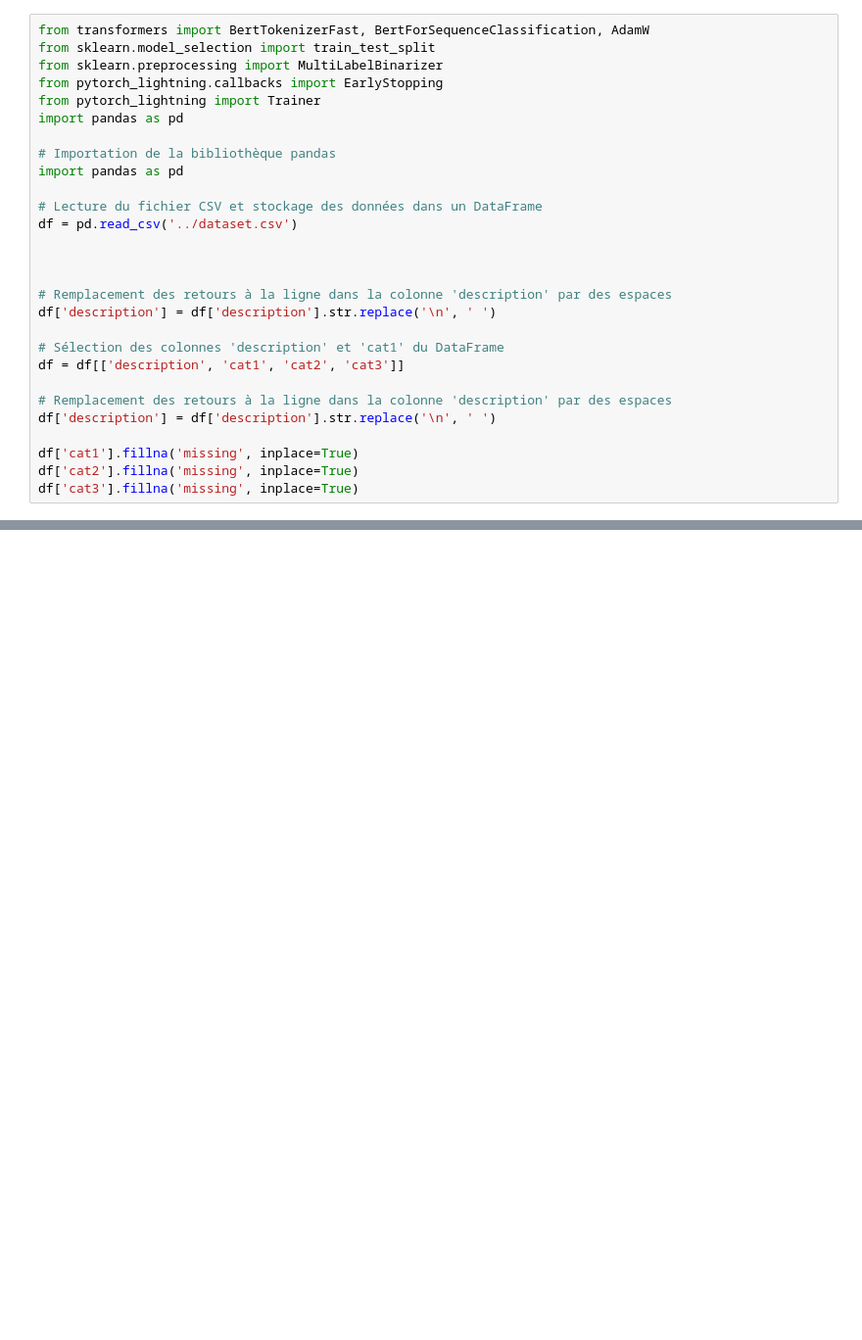
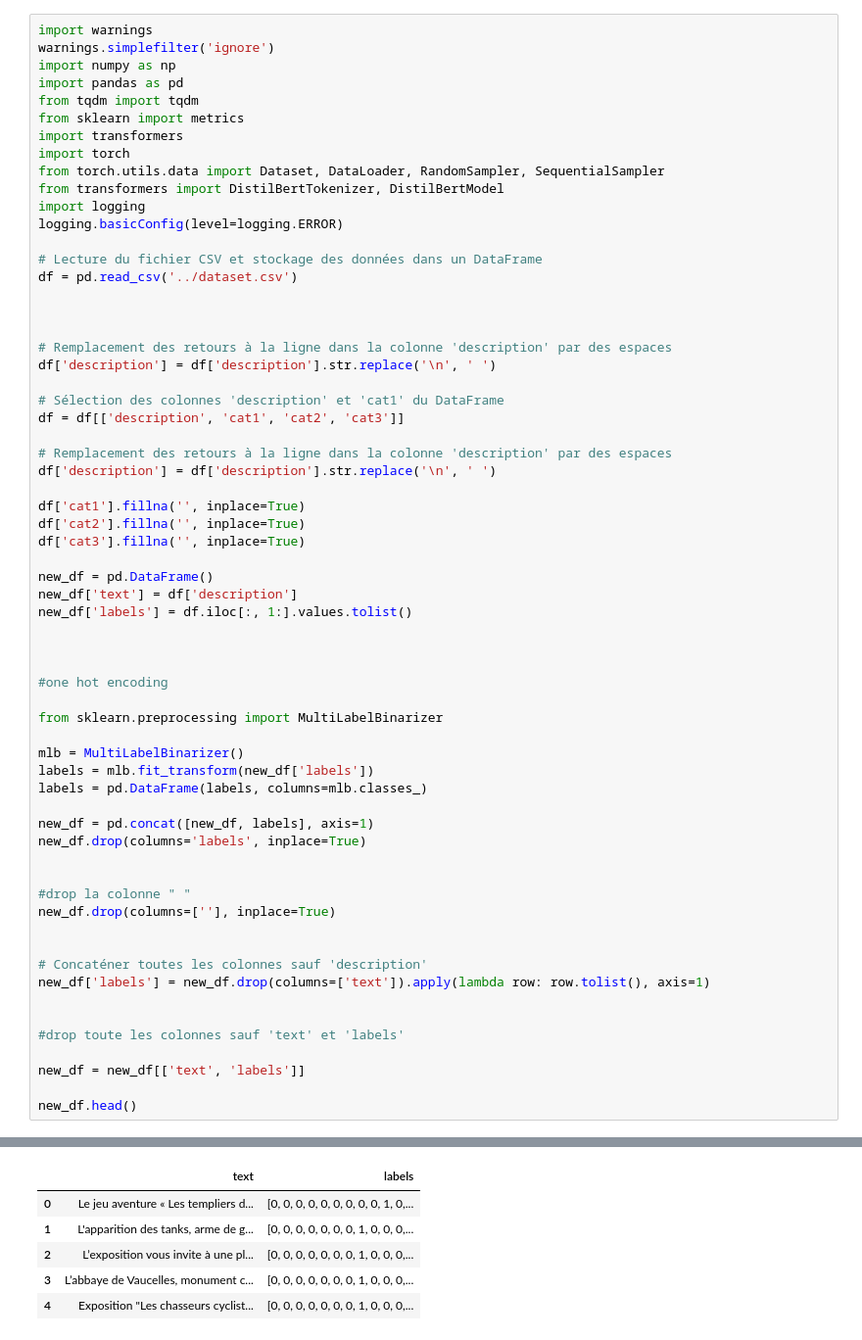
Before and after one commit to maxwarch/fine-tune-classification, a Jupyter notebook: farid/class7.ipynb, the cells around one changed output, grey strips where cells are left out. Shown at 98% size. Saved outputs shown, nothing was run; the diff lists cells and outputs as text; blank space fills up the shorter version.

```diff
--- a/farid/class7.ipynb
+++ b/farid/class7.ipynb
@@ -1,13 +1,16 @@
 # %%
-from transformers import BertTokenizerFast, BertForSequenceClassification, AdamW
-from sklearn.model_selection import train_test_split
-from sklearn.preprocessing import MultiLabelBinarizer
-from pytorch_lightning.callbacks import EarlyStopping
-from pytorch_lightning import Trainer
+import warnings
+warnings.simplefilter('ignore')
+import numpy as np
 import pandas as pd
-
-# Importation de la bibliothèque pandas
-import pandas as pd
+from tqdm import tqdm
+from sklearn import metrics
+import transformers
+import torch
+from torch.utils.data import Dataset, DataLoader, RandomSampler, SequentialSampler
+from transformers import DistilBertTokenizer, DistilBertModel
+import logging
+logging.basicConfig(level=logging.ERROR)
 
 # Lecture du fichier CSV et stockage des données dans un DataFrame
 df = pd.read_csv('../dataset.csv')
@@ -23,7 +26,39 @@ df = df[['description', 'cat1', 'cat2', 'cat3']]
 # Remplacement des retours à la ligne dans la colonne 'description' par des espaces
 df['description'] = df['description'].str.replace('\n', ' ')
 
-df['cat1'].fillna('missing', inplace=True)
-df['cat2'].fillna('missing', inplace=True)
-df['cat3'].fillna('missing', inplace=True)
+df['cat1'].fillna('', inplace=True)
+df['cat2'].fillna('', inplace=True)
+df['cat3'].fillna('', inplace=True)
+
+new_df = pd.DataFrame()
+new_df['text'] = df['description']
+new_df['labels'] = df.iloc[:, 1:].values.tolist()
+
+
+
+#one hot encoding
+
+from sklearn.preprocessing import MultiLabelBinarizer
+
+mlb = MultiLabelBinarizer()
+labels = mlb.fit_transform(new_df['labels'])
+labels = pd.DataFrame(labels, columns=mlb.classes_)
+
+new_df = pd.concat([new_df, labels], axis=1)
+new_df.drop(columns='labels', inplace=True)
+
+
+#drop la colonne " "
+new_df.drop(columns=[''], inplace=True)
+
+
+# Concaténer toutes les colonnes sauf 'description'
+new_df['labels'] = new_df.drop(columns=['text']).apply(lambda row: row.tolist(), axis=1)
+
+
+#drop toute les colonnes sauf 'text' et 'labels'
+
+new_df = new_df[['text', 'labels']]
+
+new_df.head()
 # %% [output]
@@ -47,0 +65,6 @@ For example, when doing 'df[col].method(value, inplace=True)', try using 'df.met
+|  | text | labels |
+| 0 | Le jeu aventure « Les templiers d... | [0, 0, 0, 0, 0, 0, 0, 0, 0, 1, 0,... |
+| 1 | L'apparition des tanks, arme de g... | [0, 0, 0, 0, 0, 0, 0, 1, 0, 0, 0,... |
+| 2 | L’exposition vous invite à une pl... | [0, 0, 0, 0, 0, 0, 0, 1, 0, 0, 0,... |
+| 3 | L’abbaye de Vaucelles, monument c... | [0, 0, 0, 0, 0, 0, 0, 1, 0, 0, 0,... |
+| 4 | Exposition "Les chasseurs cyclist... | [0, 0, 0, 0, 0, 0, 0, 1, 0, 0, 0,... |
```
Also changed, not shown: parts of 18 cells of this notebook, 1 other file.
